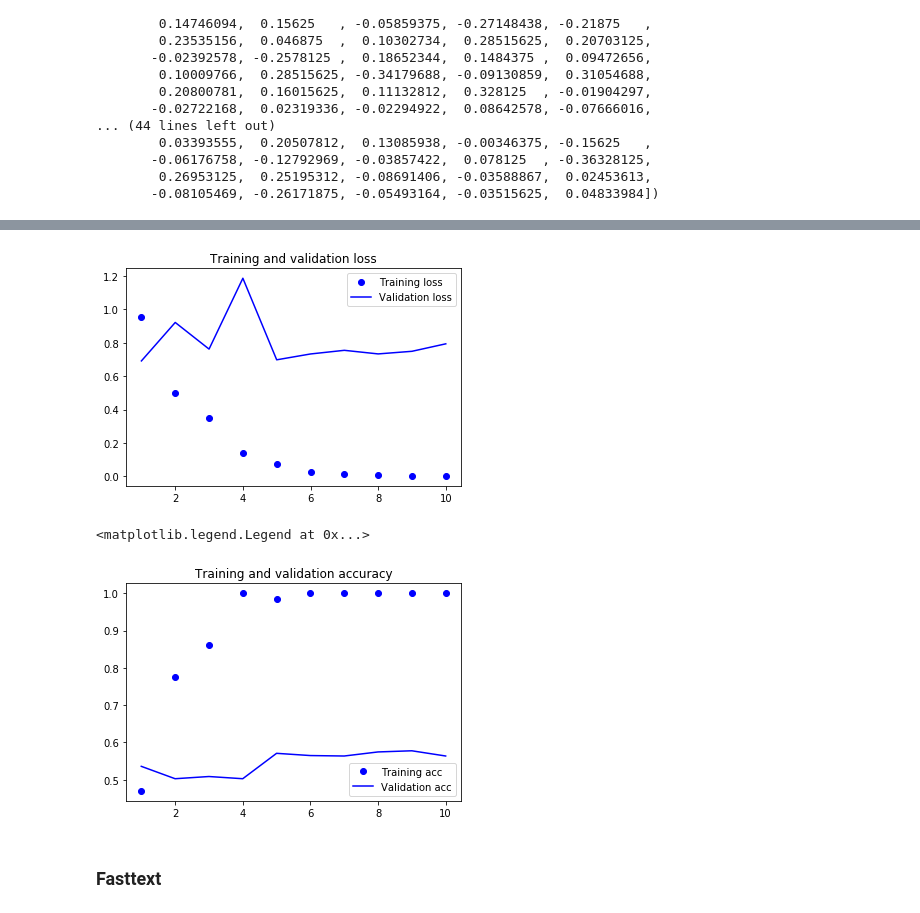
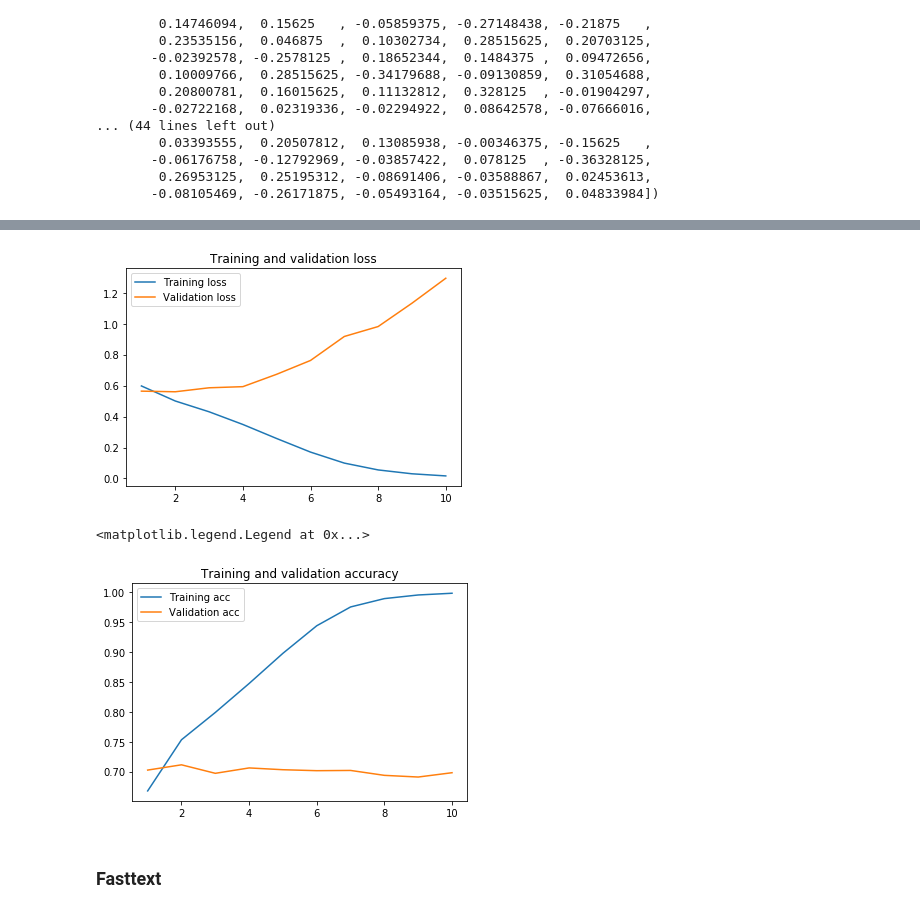
Before and after one commit to Kabongosalomon/Word-Embedding-Investigation, a Jupyter notebook: One_hot_and_Embeddings.ipynb, the cells around one changed output, grey strips where cells are left out. Drawn from its saved outputs; the diff is of its cells as text; code cells hidden in the pictures.

```diff
--- a/One_hot_and_Embeddings.ipynb
+++ b/One_hot_and_Embeddings.ipynb
@@ -763,7 +865,7 @@ model.compile(optimizer='rmsprop',
 
 model.fit(x_train, y_train,
           epochs=10, batch_size=32,
-          validation_data=(x_val, y_val))
+          validation_split=0.2)
 
 # model.save_weights('pre_trained_glove_model.h5')
 # %% [output]
@@ -787 +889,5 @@ Epoch 10/10
 <keras.callbacks.History at 0x...>
+# %%
+result = model.evaluate(x_test, y_test)
+for i in range(len(model.metrics_names)):
+     print("Metric ",model.metrics_names[i],":", str(round(result[i],5)))
@@ -949,7 +1064,7 @@ from keras.models import Sequential
 from keras.layers import Embedding, Flatten, Dense
 
 model = Sequential()
-model.add(Embedding(max_words, embedding_dim, input_length=maxlen))
+model.add(Embedding(max_words, embedding_dim, input_length=x_train.shape[1]))
 model.add(Flatten())
 model.add(Dense(32, activation='relu'))
 model.add(Dense(1, activation='sigmoid'))
@@ -980,10 +1095,10 @@ model.layers[0].trainable = False
 model.compile(optimizer='rmsprop',
               loss='binary_crossentropy',
               metrics=['acc'])
+
 model.fit(x_train, y_train,
-                    epochs=10,
-                    batch_size=32,
-                    validation_data=(x_val, y_val))
+          epochs=10, batch_size=32,
+          validation_split=0.2)
 
 # model.save_weights('pre_trained_word2vec_model.h5')
 # %% [output]
@@ -1007,29 +1131,29 @@ Epoch 10/10
 # %%
 acc = model.history.history['acc']
 val_acc = model.history.history['val_acc']
 loss = model.history.history['loss']
 val_loss = model.history.history['val_loss']
 
 epochs = range(1, len(acc) + 1)
 
 plt.figure()
 # plt.figure(figsize=(9,8))
-plt.plot(epochs, loss, 'bo', label='Training loss')
-plt.plot(epochs, val_loss, 'b', label='Validation loss')
+plt.plot(epochs, loss, label='Training loss')
+plt.plot(epochs, val_loss, label='Validation loss')
 plt.title('Training and validation loss')
 plt.legend()
 plt.show()
 
 
 plt.figure()
-plt.plot(epochs, acc, 'bo', label='Training acc')
-plt.plot(epochs, val_acc, 'b', label='Validation acc')
+plt.plot(epochs, acc, label='Training acc')
+plt.plot(epochs, val_acc, label='Validation acc')
 plt.title('Training and validation accuracy')
 plt.legend()
 # %% [output]
-[figure, old version]
+[figure, new version]
 <matplotlib.legend.Legend at 0x...>
-[figure, old version]
+[figure, new version]
 # %% [markdown]
 ### Fasttext
 # %% [markdown]
```
Also changed, not shown: parts of 44 cells of this notebook.
